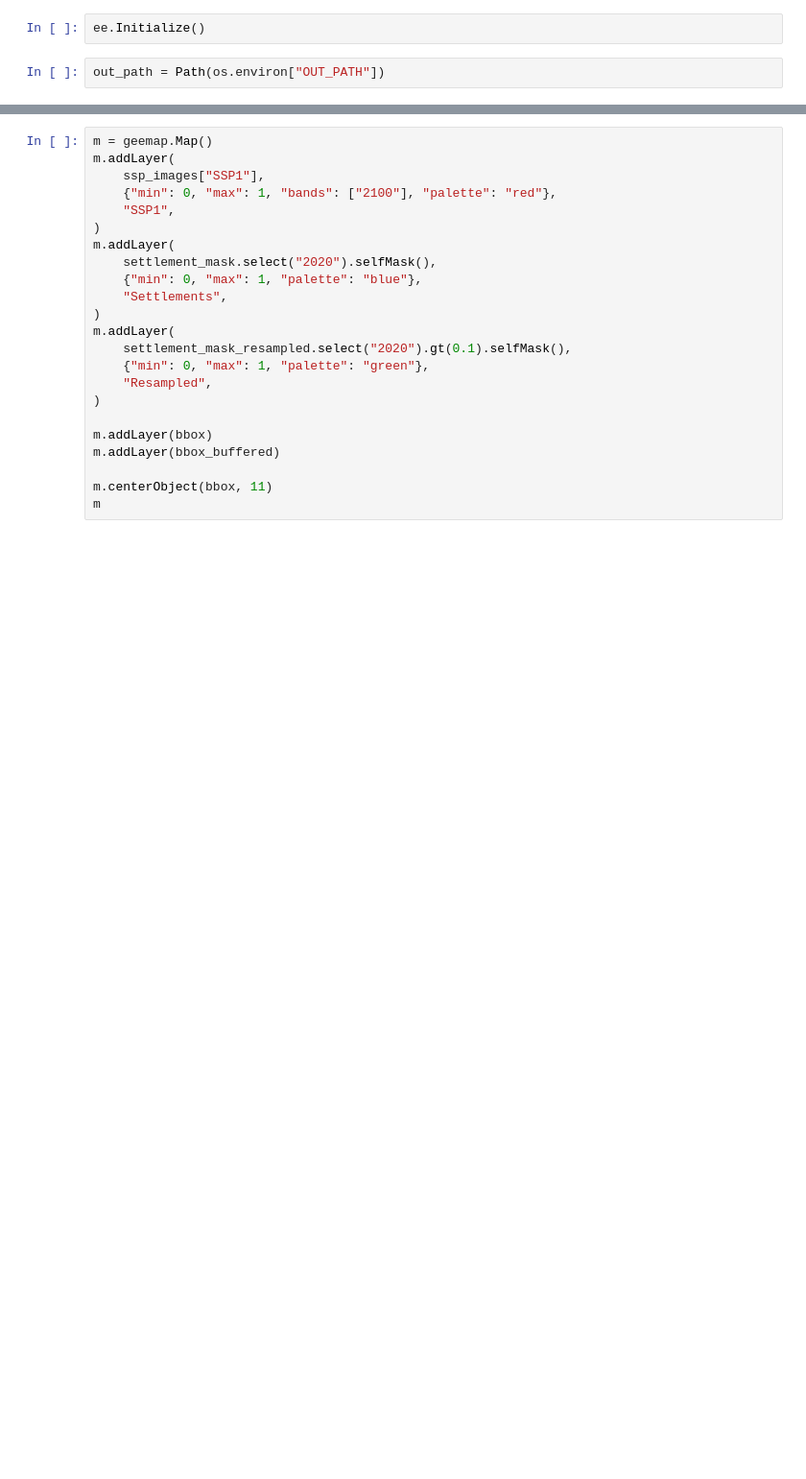
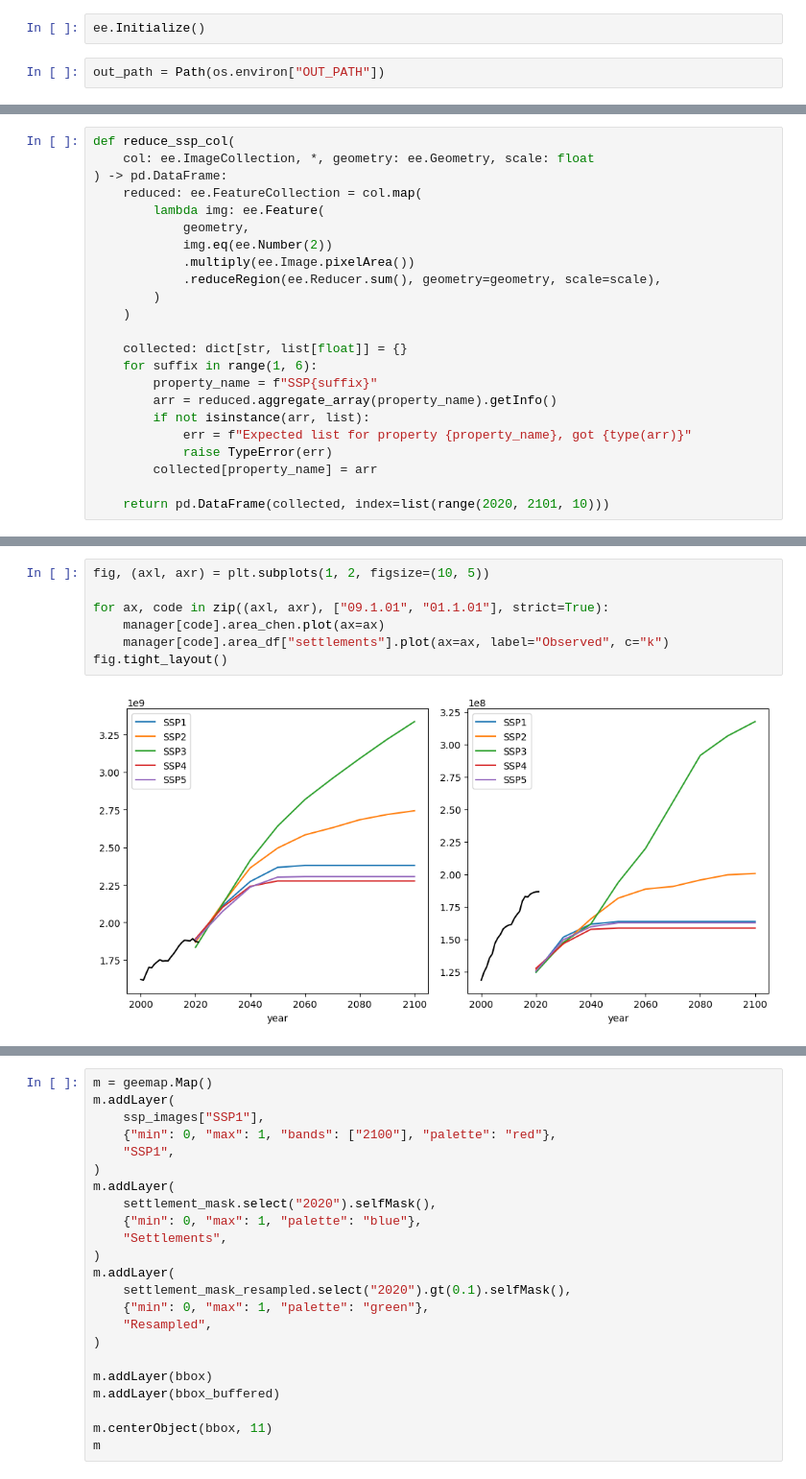
Before and after one commit to RodolfoFigueroa/nu-afolu, a Jupyter notebook: test.ipynb, the cells around one changed output, grey strips where cells are left out. Shown at 96% size. Saved outputs shown, nothing was run; the diff lists cells and outputs as text; blank space fills up the shorter version.

```diff
--- a/test.ipynb
+++ b/test.ipynb
@@ -19,0 +50,23 @@ out_path = Path(os.environ["OUT_PATH"])
+# %%
+def reduce_ssp_col(
+    col: ee.ImageCollection, *, geometry: ee.Geometry, scale: float
+) -> pd.DataFrame:
+    reduced: ee.FeatureCollection = col.map(
+        lambda img: ee.Feature(
+            geometry,
+            img.eq(ee.Number(2))
+            .multiply(ee.Image.pixelArea())
+            .reduceRegion(ee.Reducer.sum(), geometry=geometry, scale=scale),
+        )
+    )
+
+    collected: dict[str, list[float]] = {}
+    for suffix in range(1, 6):
+        property_name = f"SSP{suffix}"
+        arr = reduced.aggregate_array(property_name).getInfo()
+        if not isinstance(arr, list):
+            err = f"Expected list for property {property_name}, got {type(arr)}"
+            raise TypeError(err)
+        collected[property_name] = arr
+
+    return pd.DataFrame(collected, index=list(range(2020, 2101, 10)))
@@ -89,0 +296,9 @@ _ = df_area["settlements"].plot(ax=ax)
+# %%
+fig, (axl, axr) = plt.subplots(1, 2, figsize=(10, 5))
+
+for ax, code in zip((axl, axr), ["09.1.01", "01.1.01"], strict=True):
+    manager[code].area_chen.plot(ax=ax)
+    manager[code].area_df["settlements"].plot(ax=ax, label="Observed", c="k")
+fig.tight_layout()
+# %% [output]
+[figure, added]
```
Also changed, not shown: parts of 18 cells of this notebook, 2 other files.
